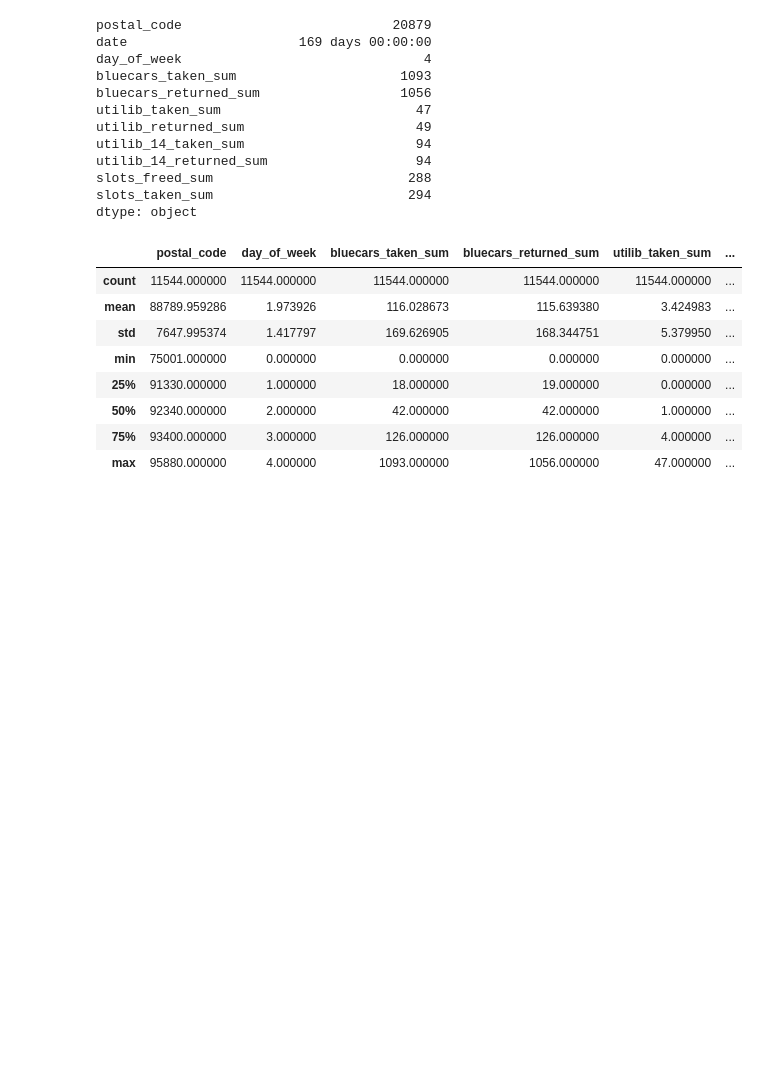
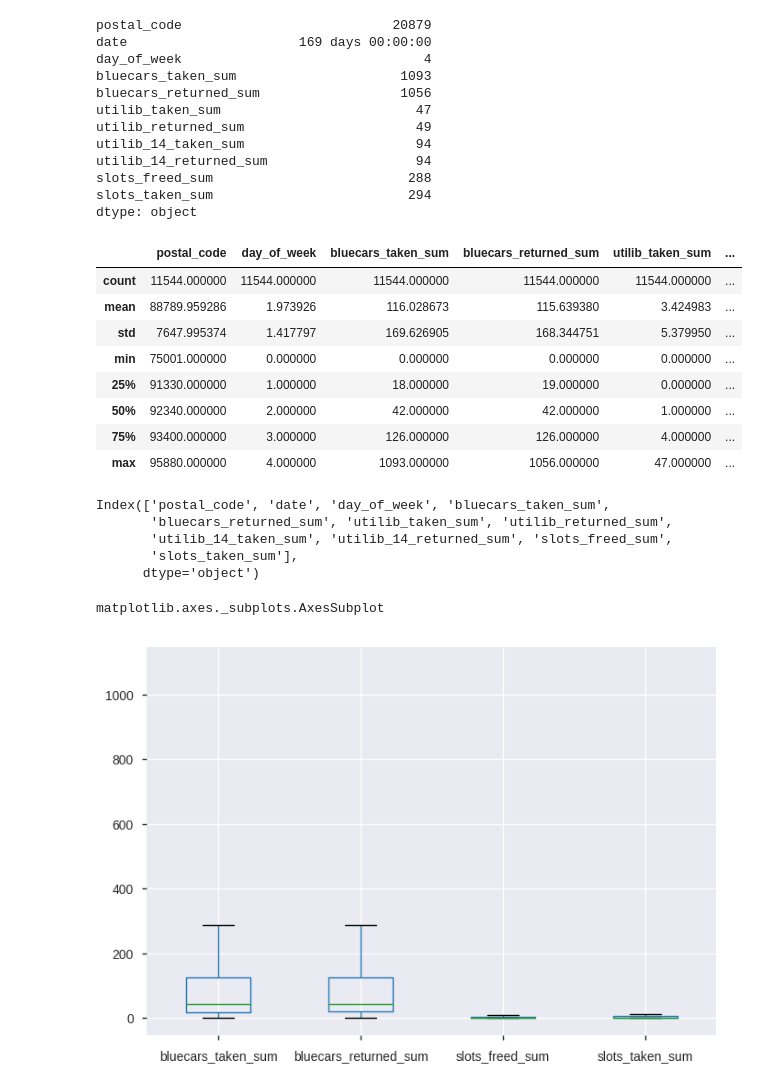
Before and after one commit to gakurujnr/Autolib-electric-car-sharing-service-company, a Jupyter notebook: Moringa_Data_Science_Core_W3_Independent_Project_2019_08_Peter_Gakuru_Python_Notebook.ipynb, the cells around one changed output. Drawn from its saved outputs; the diff is of its cells as text; code cells hidden in the pictures; blank space fills up the shorter version.

```diff
--- a/Moringa_Data_Science_Core_W3_Independent_Project_2019_08_Peter_Gakuru_Python_Notebook.ipynb
+++ b/Moringa_Data_Science_Core_W3_Independent_Project_2019_08_Peter_Gakuru_Python_Notebook.ipynb
@@ -386,3 +386,6 @@ Least cars were retuned on Tuesday having a sum of 260470
+# %%
+# Mapping the day column from 0-4 to Monday-Friday
+bl.day_of_week = bl.day_of_week.map({0:'monday', 1: 'Tuesday', 2: 'Wednesday', 3: 'Thursday', 4: 'Friday'})
 # %%
 # frequency table of bluecars_returned_sum column
 ## Value counts of the days of the week
@@ -600,3 +604,18 @@ bl.describe()
 | 50% | 92340.000000 | 2.000000 | 42.000000 | 42.000000 | 1.000000 | ... |
 | 75% | 93400.000000 | 3.000000 | 126.000000 | 126.000000 | 4.000000 | ... |
 | max | 95880.000000 | 4.000000 | 1093.000000 | 1056.000000 | 47.000000 | ... |
+# %%
+bl.columns
+# %% [output]
+Index(['postal_code', 'date', 'day_of_week', 'bluecars_taken_sum',
+       'bluecars_returned_sum', 'utilib_taken_sum', 'utilib_returned_sum',
+       'utilib_14_taken_sum', 'utilib_14_returned_sum', 'slots_freed_sum',
+       'slots_taken_sum'],
+      dtype='object')
+# %%
+## Box plot for columns bluecars_taken_sum, bluecars_returned_sum, slots_freed_sum and slots_taken_sum
+boxplot = bl.boxplot(column=['bluecars_taken_sum','bluecars_returned_sum', 'slots_freed_sum', 'slots_taken_sum'], return_type='axes')
+type(boxplot)
+# %% [output]
+matplotlib.axes._subplots.AxesSubplot
+[figure, added]
```
Also changed, not shown: parts of 38 cells of this notebook.
